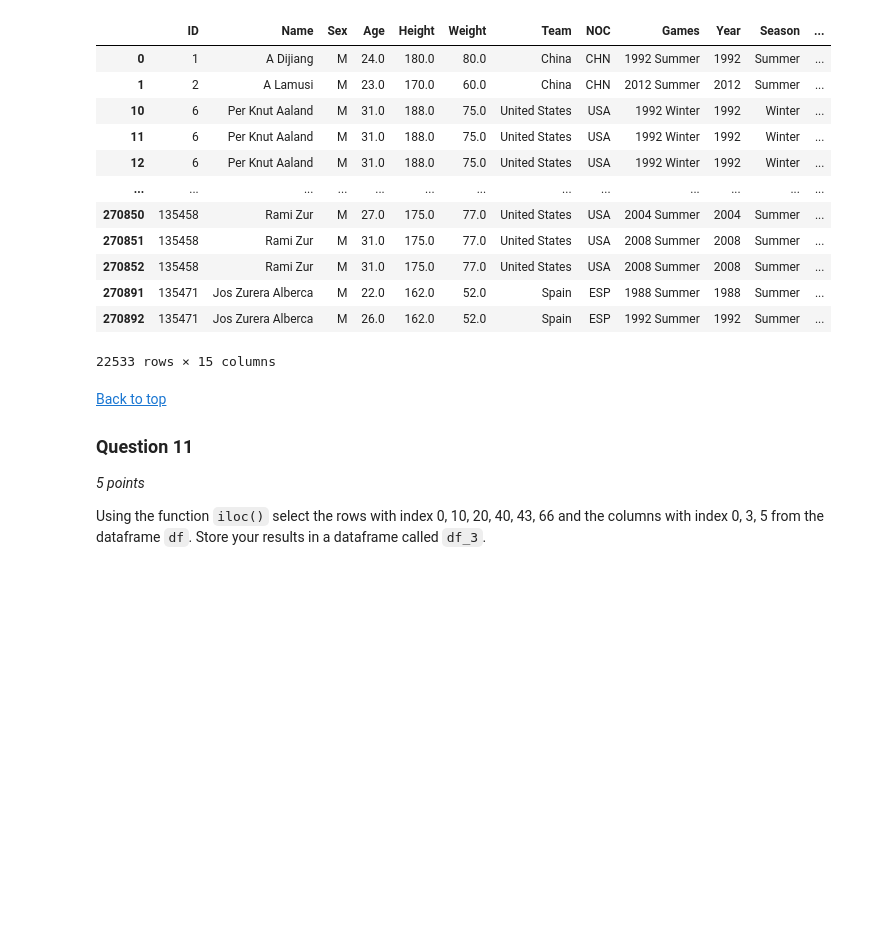
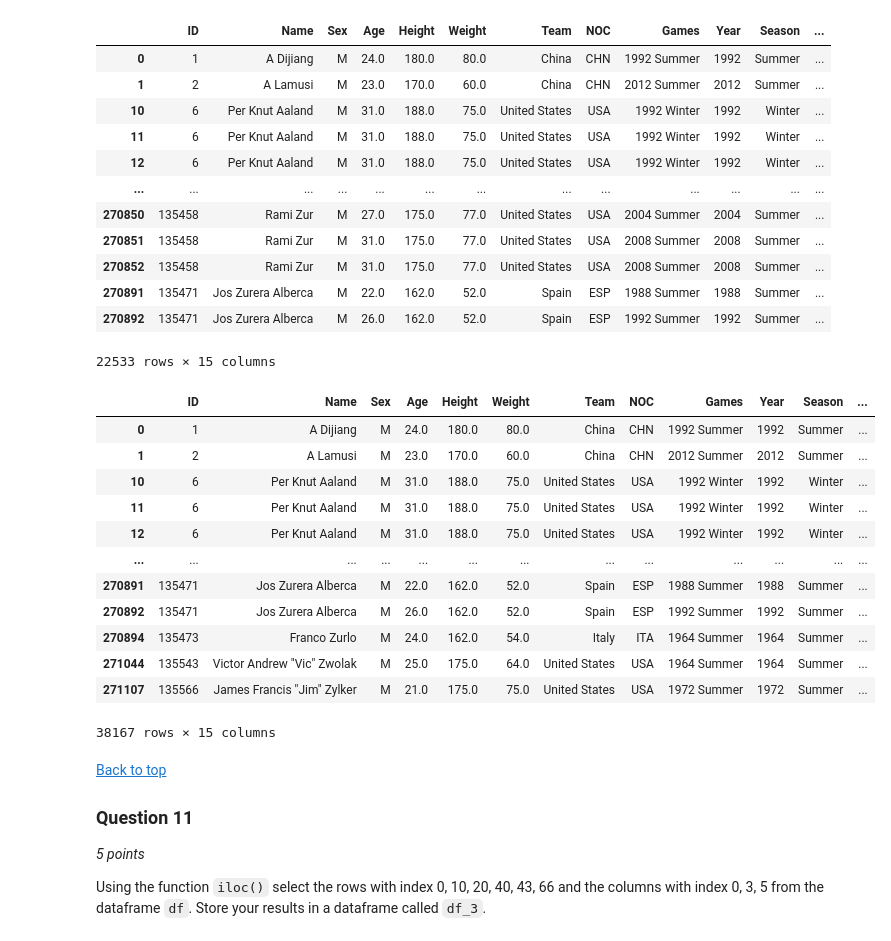
Before and after one commit to alexeimarcilio/Emeritus, a Jupyter notebook: Week06/Module_6.ipynb, the cells around one changed output. Saved outputs shown, nothing was run; the diff lists cells and outputs as text; code cells hidden in the pictures; blank space fills up the shorter version.

```diff
--- a/Week06/Module_6.ipynb
+++ b/Week06/Module_6.ipynb
@@ -518,3 +521,21 @@ df_2 = df.loc[(df['Team'].isin(["China", "United States", "Italy","Spain"])) & \
+# %%
+df_2 = df[(df['Year']>1980)&(df['Team']=='China')|(df['Team']=='United States')|(df['Team']=='Italy')|(df['Team']=='Spain')]
+# %%
+df_2
+# %% [output]
+|  | ID | Name | Sex | Age | Height | Weight | Team | NOC | Games | Year | Season | ... |
+| 0 | 1 | A Dijiang | M | 24.0 | 180.0 | 80.0 | China | CHN | 1992 Summer | 1992 | Summer | ... |
+| 1 | 2 | A Lamusi | M | 23.0 | 170.0 | 60.0 | China | CHN | 2012 Summer | 2012 | Summer | ... |
+| 10 | 6 | Per Knut Aaland | M | 31.0 | 188.0 | 75.0 | United States | USA | 1992 Winter | 1992 | Winter | ... |
+| 11 | 6 | Per Knut Aaland | M | 31.0 | 188.0 | 75.0 | United States | USA | 1992 Winter | 1992 | Winter | ... |
+| 12 | 6 | Per Knut Aaland | M | 31.0 | 188.0 | 75.0 | United States | USA | 1992 Winter | 1992 | Winter | ... |
+| ... | ... | ... | ... | ... | ... | ... | ... | ... | ... | ... | ... | ... |
+| 270891 | 135471 | Jos Zurera Alberca | M | 22.0 | 162.0 | 52.0 | Spain | ESP | 1988 Summer | 1988 | Summer | ... |
+| 270892 | 135471 | Jos Zurera Alberca | M | 26.0 | 162.0 | 52.0 | Spain | ESP | 1992 Summer | 1992 | Summer | ... |
+| 270894 | 135473 | Franco Zurlo | M | 24.0 | 162.0 | 54.0 | Italy | ITA | 1964 Summer | 1964 | Summer | ... |
+| 271044 | 135543 | Victor Andrew "Vic" Zwolak | M | 25.0 | 175.0 | 64.0 | United States | USA | 1964 Summer | 1964 | Summer | ... |
+| 271107 | 135566 | James Francis "Jim" Zylker | M | 21.0 | 175.0 | 75.0 | United States | USA | 1972 Summer | 1972 | Summer | ... |
+38167 rows × 15 columns
 # %%
 ###
 ### AUTOGRADER TEST - DO NOT REMOVE
```
Also changed, not shown: parts of 7 cells of this notebook.
